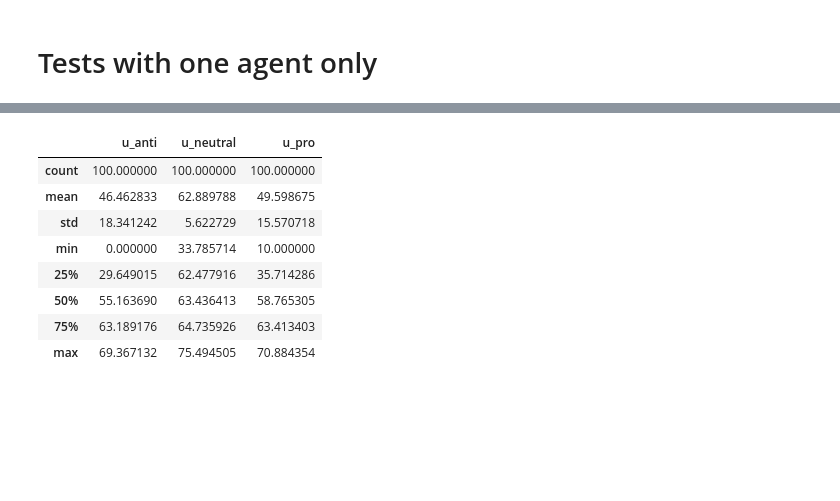
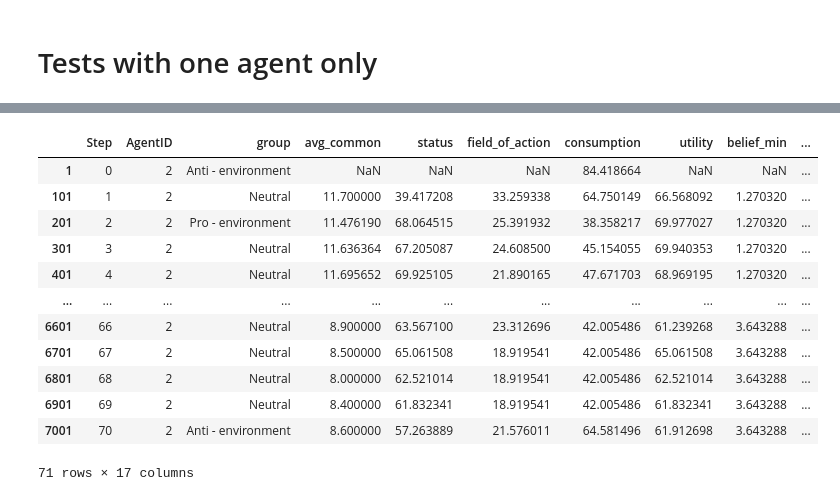
Before and after one commit to s-herrerag/enviromental_behavior_dynamics, a Jupyter notebook: tests_one_agent.ipynb, the cells around one changed output, grey strips where cells are left out. Cells and saved outputs as stored; diff of their text form; code cells hidden in the pictures; blank space fills up the shorter version.

```diff
--- a/tests_one_agent.ipynb
+++ b/tests_one_agent.ipynb
@@ -62,14 +65,18 @@ plot_all_agent_graphs(one_agent_df, color_dict, output_folder="plots/one", show_
 # %%
-timeline_1 = one_agent_df.loc[one_agent_df["AgentID"] == 1]
+timeline_1 = one_agent_df.loc[one_agent_df["AgentID"] == 2]
-# %%
-timeline_1.loc[:, ["u_anti", "u_neutral", "u_pro"]].describe()
-# %% [output]
-|  | u_anti | u_neutral | u_pro |
-| count | 100.000000 | 100.000000 | 100.000000 |
-| mean | 46.462833 | 62.889788 | 49.598675 |
-| std | 18.341242 | 5.622729 | 15.570718 |
-| min | 0.000000 | 33.785714 | 10.000000 |
-| 25% | 29.649015 | 62.477916 | 35.714286 |
-| 50% | 55.163690 | 63.436413 | 58.765305 |
-| 75% | 63.189176 | 64.735926 | 63.413403 |
-| max | 69.367132 | 75.494505 | 70.884354 |
+# %%
+timeline_1
+# %% [output]
+|  | Step | AgentID | group | avg_common | status | field_of_action | consumption | utility | belief_min | ... |
+| 1 | 0 | 2 | Anti - environment | NaN | NaN | NaN | 84.418664 | NaN | NaN | ... |
+| 101 | 1 | 2 | Neutral | 11.700000 | 39.417208 | 33.259338 | 64.750149 | 66.568092 | 1.270320 | ... |
+| 201 | 2 | 2 | Pro - environment | 11.476190 | 68.064515 | 25.391932 | 38.358217 | 69.977027 | 1.270320 | ... |
+| 301 | 3 | 2 | Neutral | 11.636364 | 67.205087 | 24.608500 | 45.154055 | 69.940353 | 1.270320 | ... |
+| 401 | 4 | 2 | Neutral | 11.695652 | 69.925105 | 21.890165 | 47.671703 | 68.969195 | 1.270320 | ... |
+| ... | ... | ... | ... | ... | ... | ... | ... | ... | ... | ... |
+| 6601 | 66 | 2 | Neutral | 8.900000 | 63.567100 | 23.312696 | 42.005486 | 61.239268 | 3.643288 | ... |
+| 6701 | 67 | 2 | Neutral | 8.500000 | 65.061508 | 18.919541 | 42.005486 | 65.061508 | 3.643288 | ... |
+| 6801 | 68 | 2 | Neutral | 8.000000 | 62.521014 | 18.919541 | 42.005486 | 62.521014 | 3.643288 | ... |
+| 6901 | 69 | 2 | Neutral | 8.400000 | 61.832341 | 18.919541 | 42.005486 | 61.832341 | 3.643288 | ... |
+| 7001 | 70 | 2 | Anti - environment | 8.600000 | 57.263889 | 21.576011 | 64.581496 | 61.912698 | 3.643288 | ... |
+71 rows × 17 columns
```
Also changed, not shown: parts of 11 cells of this notebook, 3 other files.
